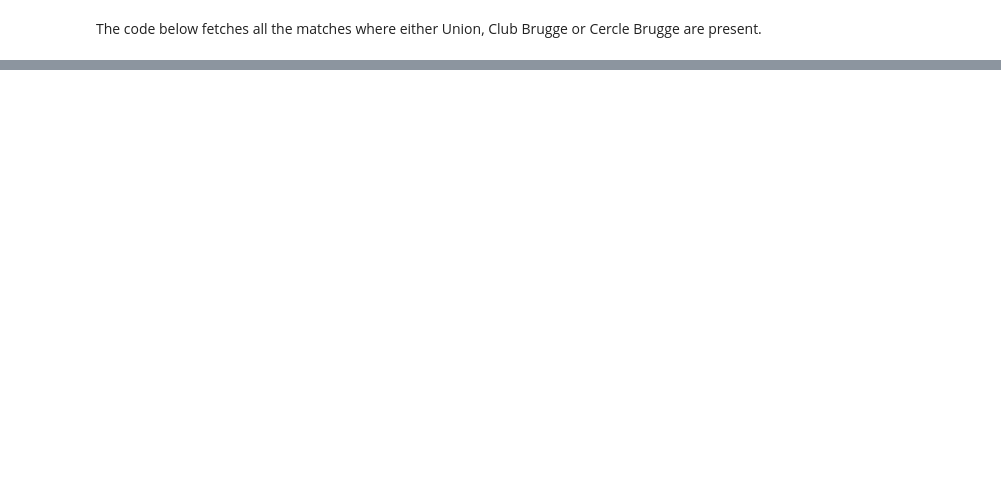
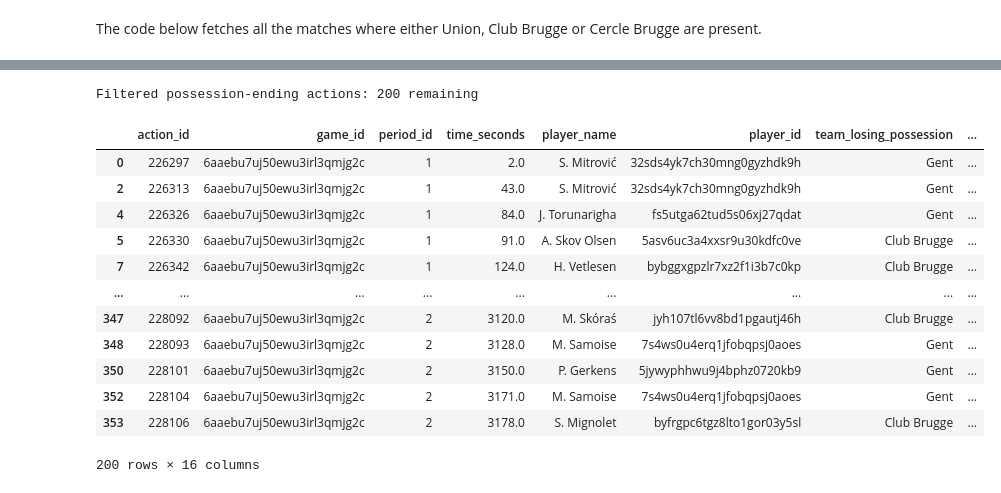
Before and after one commit to sergeygdb/soccer_analytics_projectweek, a Jupyter notebook: Knowlegde Portfolio/exploration.ipynb, the cells around one changed output, grey strips where cells are left out. Drawn from its saved outputs; the diff is of its cells as text; code cells hidden in the pictures; blank space fills up the shorter version.

```diff
--- a/Knowlegde Portfolio/exploration.ipynb
+++ b/Knowlegde Portfolio/exploration.ipynb
@@ -46,0 +147,34 @@ matches.head()
+# %%
+# Convert time_seconds column to numeric if it's not already
+possession_df['time_seconds'] = pd.to_numeric(possession_df['time_seconds'])
+
+# Sort by period and time
+possession_df = possession_df.sort_values(by=['period_id', 'time_seconds', 'action_id'])
+
+# Compute the time difference to the next action
+possession_df['next_action_time'] = possession_df['time_seconds'].shift(-1)
+possession_df['time_diff'] = possession_df['next_action_time'] - possession_df['time_seconds']
+
+# Filter out actions where the next action occurs within 5 seconds
+filtered_df = possession_df[possession_df['time_diff'].isna() | (possession_df['time_diff'] > 5)]
+
+# Drop auxiliary columns used for filtering
+filtered_df = filtered_df.drop(columns=['next_action_time', 'time_diff'])
+
+print(f"Filtered possession-ending actions: {len(filtered_df)} remaining")
+display(filtered_df)
+# %% [output]
+Filtered possession-ending actions: 200 remaining
+|  | action_id | game_id | period_id | time_seconds | player_name | player_id | team_losing_possession | ... |
+| 0 | 226297 | 6aaebu7uj50ewu3irl3qmjg2c | 1 | 2.0 | S. Mitrović | 32sds4yk7ch30mng0gyzhdk9h | Gent | ... |
+| 2 | 226313 | 6aaebu7uj50ewu3irl3qmjg2c | 1 | 43.0 | S. Mitrović | 32sds4yk7ch30mng0gyzhdk9h | Gent | ... |
+| 4 | 226326 | 6aaebu7uj50ewu3irl3qmjg2c | 1 | 84.0 | J. Torunarigha | fs5utga62tud5s06xj27qdat | Gent | ... |
+| 5 | 226330 | 6aaebu7uj50ewu3irl3qmjg2c | 1 | 91.0 | A. Skov Olsen | 5asv6uc3a4xxsr9u30kdfc0ve | Club Brugge | ... |
+| 7 | 226342 | 6aaebu7uj50ewu3irl3qmjg2c | 1 | 124.0 | H. Vetlesen | bybggxgpzlr7xz2f1i3b7c0kp | Club Brugge | ... |
+| ... | ... | ... | ... | ... | ... | ... | ... | ... |
+| 347 | 228092 | 6aaebu7uj50ewu3irl3qmjg2c | 2 | 3120.0 | M. Skóraś | jyh107tl6vv8bd1pgautj46h | Club Brugge | ... |
+| 348 | 228093 | 6aaebu7uj50ewu3irl3qmjg2c | 2 | 3128.0 | M. Samoise | 7s4ws0u4erq1jfobqpsj0aoes | Gent | ... |
+| 350 | 228101 | 6aaebu7uj50ewu3irl3qmjg2c | 2 | 3150.0 | P. Gerkens | 5jywyphhwu9j4bphz0720kb9 | Gent | ... |
+| 352 | 228104 | 6aaebu7uj50ewu3irl3qmjg2c | 2 | 3171.0 | M. Samoise | 7s4ws0u4erq1jfobqpsj0aoes | Gent | ... |
+| 353 | 228106 | 6aaebu7uj50ewu3irl3qmjg2c | 2 | 3178.0 | S. Mignolet | byfrgpc6tgz8lto1gor03y5sl | Club Brugge | ... |
+200 rows × 16 columns
```
Also changed, not shown: parts of 10 cells of this notebook, 2 other files.
